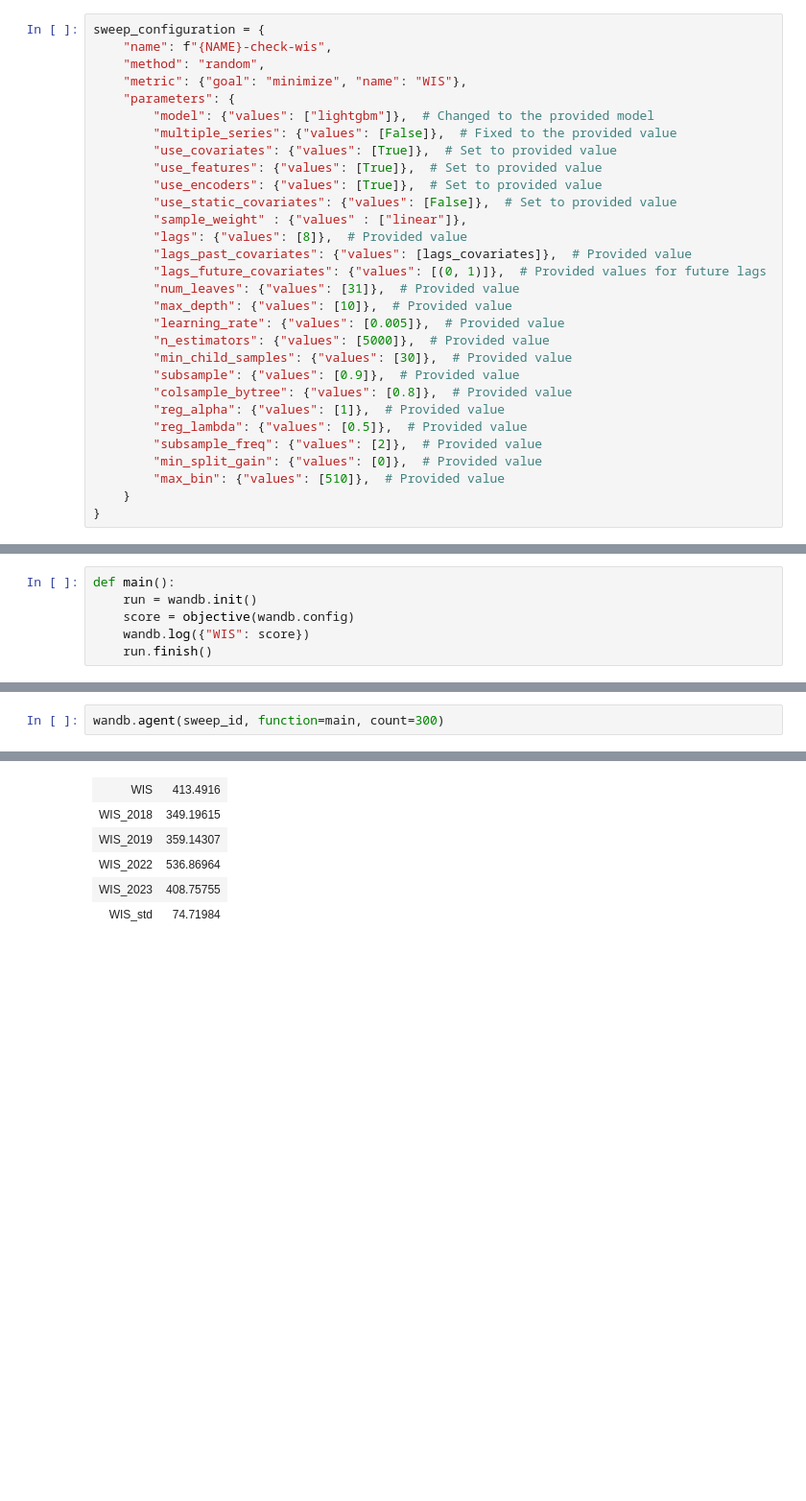
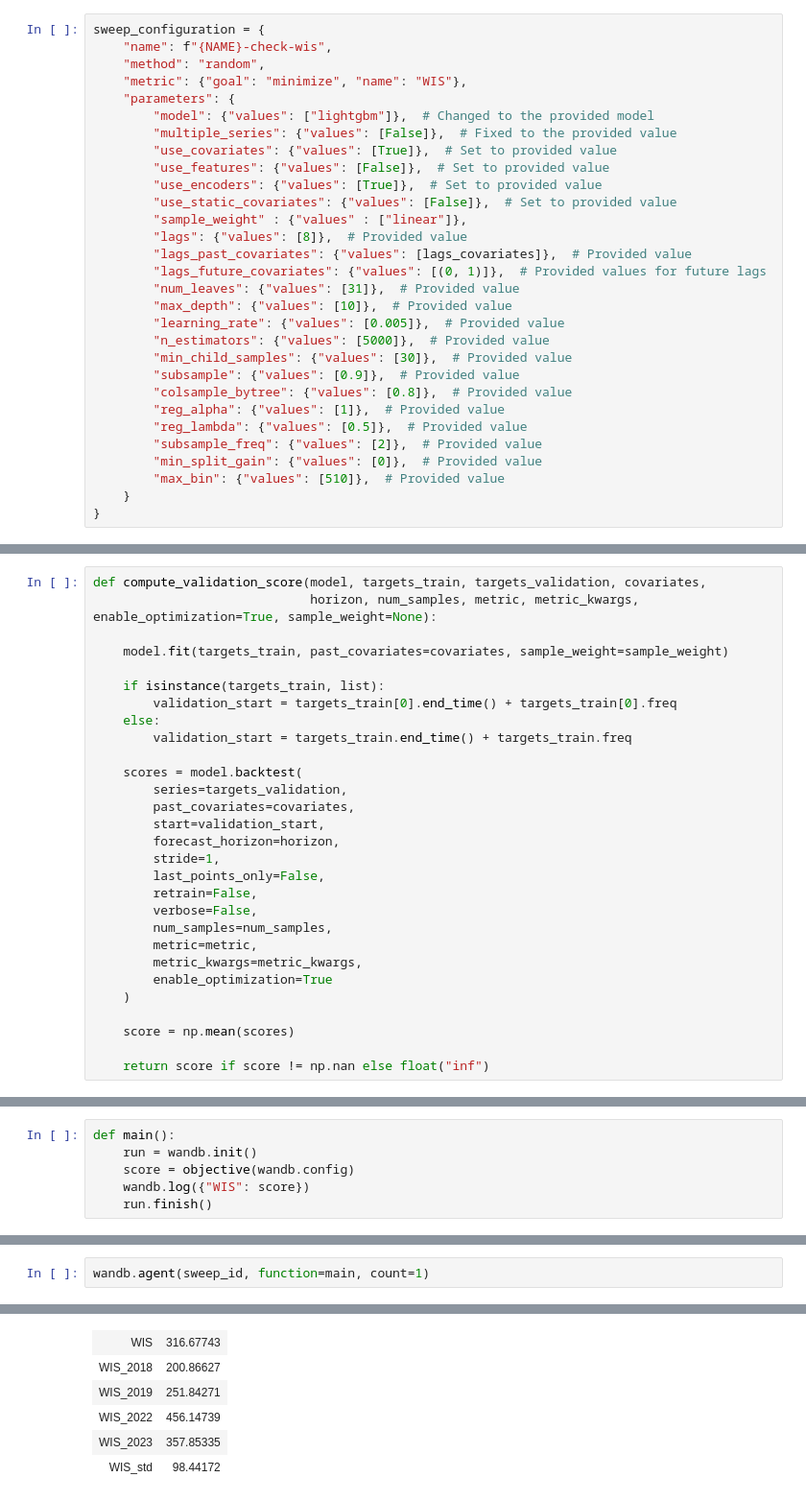
Before and after one commit to dwolffram/SARI-ML, a Jupyter notebook: realtime/realtime_lightgbm_tuning.ipynb, the cells around one changed output, grey strips where cells are left out. Shown at 96% size. Drawn from its saved outputs; the diff is of its cells as text; blank space fills up the shorter version.

```diff
--- a/realtime/realtime_lightgbm_tuning.ipynb
+++ b/realtime/realtime_lightgbm_tuning.ipynb
@@ -140,7 +140,7 @@ sweep_configuration = {
         "model": {"values": ["lightgbm"]},  # Changed to the provided model
         "multiple_series": {"values": [False]},  # Fixed to the provided value
         "use_covariates": {"values": [True]},  # Set to provided value
-        "use_features": {"values": [True]},  # Set to provided value
+        "use_features": {"values": [False]},  # Set to provided value
         "use_encoders": {"values": [True]},  # Set to provided value
         "use_static_covariates": {"values": [False]},  # Set to provided value
         "sample_weight" : {"values" : ["linear"]},
@@ -395,6 +395,35 @@ def compute_validation_score(model, targets_train, targets_validation, covariate
     score = np.mean(scores)
 
     return score if score != np.nan else float("inf")
+# %%
+def compute_validation_score(model, targets_train, targets_validation, covariates,
+                             horizon, num_samples, metric, metric_kwargs, enable_optimization=True, sample_weight=None):
+
+    model.fit(targets_train, past_covariates=covariates, sample_weight=sample_weight)
+
+    if isinstance(targets_train, list):
+        validation_start = targets_train[0].end_time() + targets_train[0].freq
+    else:
+        validation_start = targets_train.end_time() + targets_train.freq
+
+    scores = model.backtest(
+        series=targets_validation,
+        past_covariates=covariates,
+        start=validation_start,
+        forecast_horizon=horizon,
+        stride=1,
+        last_points_only=False,
+        retrain=False,
+        verbose=False,
+        num_samples=num_samples,
+        metric=metric,
+        metric_kwargs=metric_kwargs,
+        enable_optimization=True
+    )
+
+    score = np.mean(scores)
+
+    return score if score != np.nan else float("inf")
 # %%
 # Expanding window
 def objective(config):
@@ -465,3 +494,3 @@ Sweep URL: https://wandb.ai/dwolffram-karlsruhe-institute-of-technology/realtime
 # %%
-wandb.agent(sweep_id, function=main, count=300)
+wandb.agent(sweep_id, function=main, count=1)
 # %% [output]
@@ -492,14 +521,14 @@ View run at https://wandb.ai/dwolffram-karlsruhe-institute-of-technology/realtim
 Run history:
 | WIS | ▁ |
 | WIS_2018 | ▁ |
 | WIS_2019 | ▁ |
 | WIS_2022 | ▁ |
 | WIS_2023 | ▁ |
 | WIS_std | ▁ |
 Run summary:
-| WIS | 413.4916 |
-| WIS_2018 | 349.19615 |
-| WIS_2019 | 359.14307 |
-| WIS_2022 | 536.86964 |
-| WIS_2023 | 408.75755 |
-| WIS_std | 74.71984 |
+| WIS | 316.67743 |
+| WIS_2018 | 200.86627 |
+| WIS_2019 | 251.84271 |
+| WIS_2022 | 456.14739 |
+| WIS_2023 | 357.85335 |
+| WIS_std | 98.44172 |
```
Also changed, not shown: parts of 3 cells of this notebook, 17 other files.
